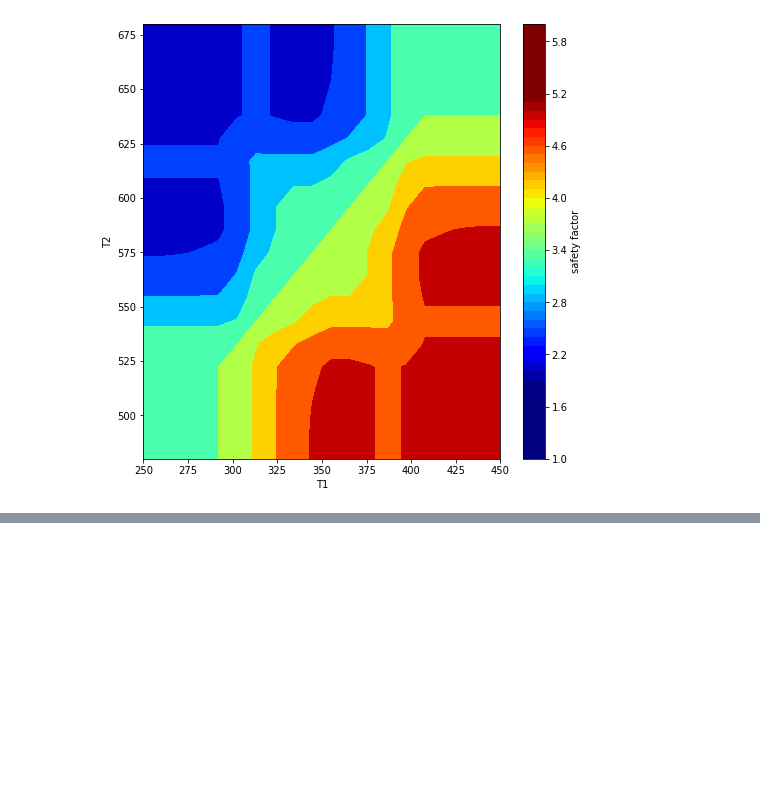
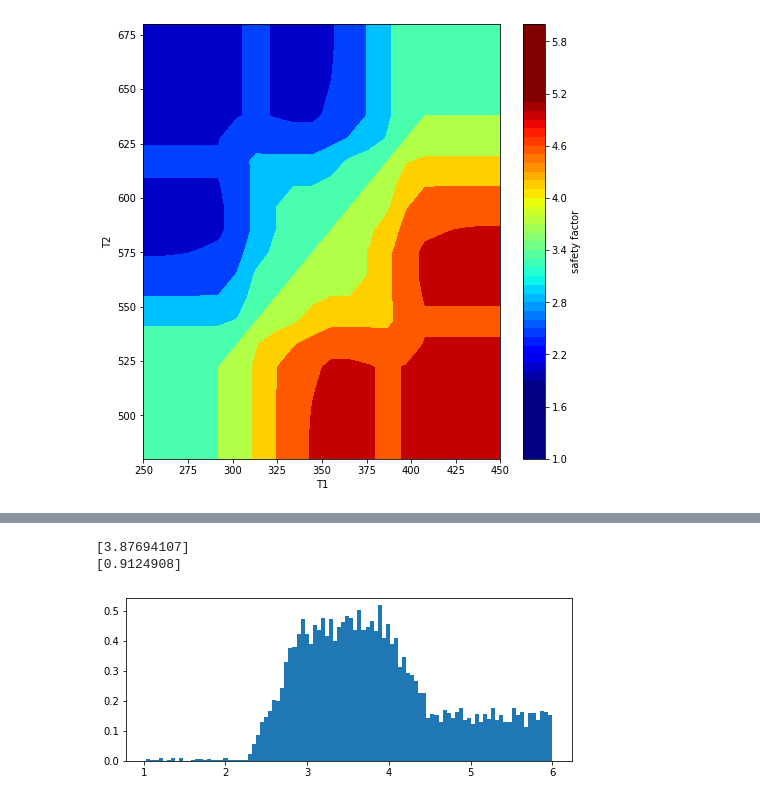
Before and after one commit to sed-group/mvmlib, a Jupyter notebook: docs/source/notebooks/TRS_example.ipynb, the cells around one changed output, grey strips where cells are left out. Drawn from its saved outputs; the diff is of its cells as text; code cells hidden in the pictures; blank space fills up the shorter version.

Commit message:
Define arbitrary pdfs and inverse CDF sampling methods

```diff
--- a/docs/source/notebooks/TRS_example.ipynb
+++ b/docs/source/notebooks/TRS_example.ipynb
@@ -224,0 +221,14 @@ $$
+# %%
+from dmLib import Distribution # Import the arbitrary distribution class
+
+# Behavior and capability
+
+behaviour = Distribution(aggregate,lb=lb[-1],ub=ub[-1])
+
+print(behaviour(10000).mean(axis=1)) # should be close to 10.0
+print(behaviour(10000).std(axis=1)) # should be close to 5.0
+behaviour.view()
+# %% [output]
+[3.87694107]
+[0.9124908]
+[figure, added]
```
Also changed, not shown: parts of 16 cells of this notebook, 11 other files.
